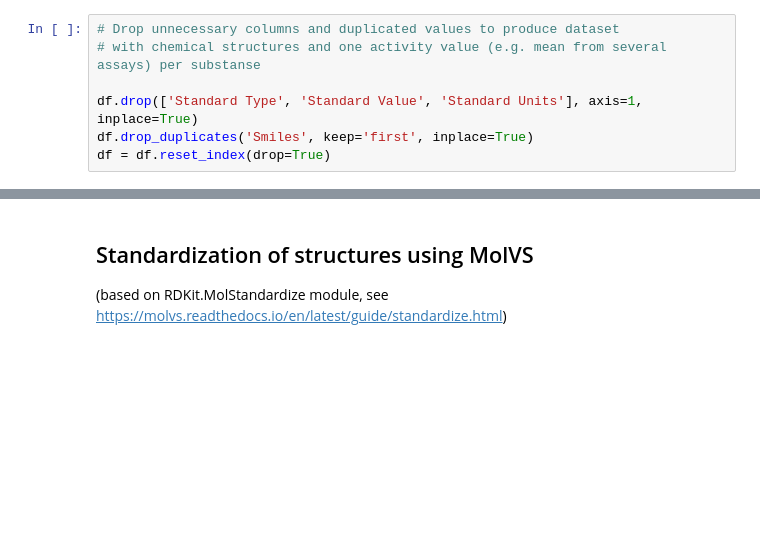
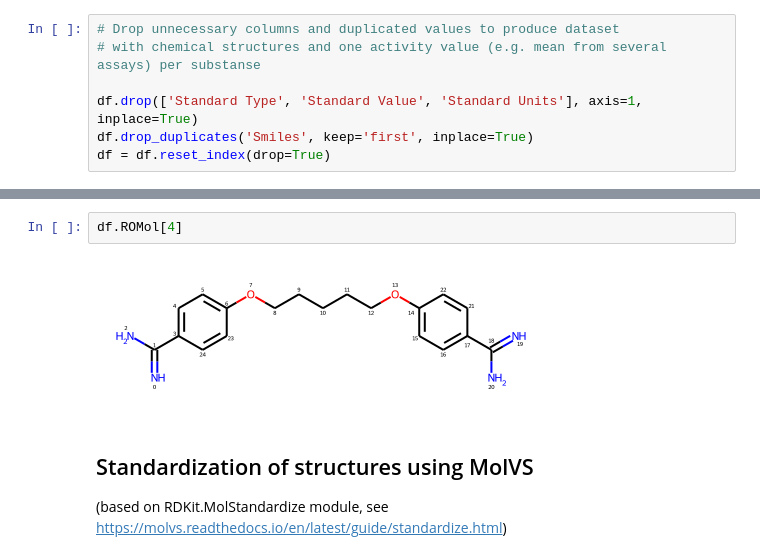
Before and after one commit to kuteykin/HTR2a-bioactivity-prediction, a Jupyter notebook: 5_ht2a_receptor_bioactivity_predictor.ipynb, the cells around one changed output, grey strips where cells are left out. Cells and saved outputs as stored; diff of their text form; blank space fills up the shorter version.

```diff
--- a/5_ht2a_receptor_bioactivity_predictor.ipynb
+++ b/5_ht2a_receptor_bioactivity_predictor.ipynb
@@ -259,3 +251,7 @@ df.head()
+# %%
+df.ROMol[4]
+# %% [output]
+[figure, added]
 # %% [markdown]
 ## Standardization of structures using MolVS
 (based on RDKit.MolStandardize module, see https://molvs.readthedocs.io/en/latest/guide/standardize.html)
```
Also changed, not shown: parts of 52 cells of this notebook.
